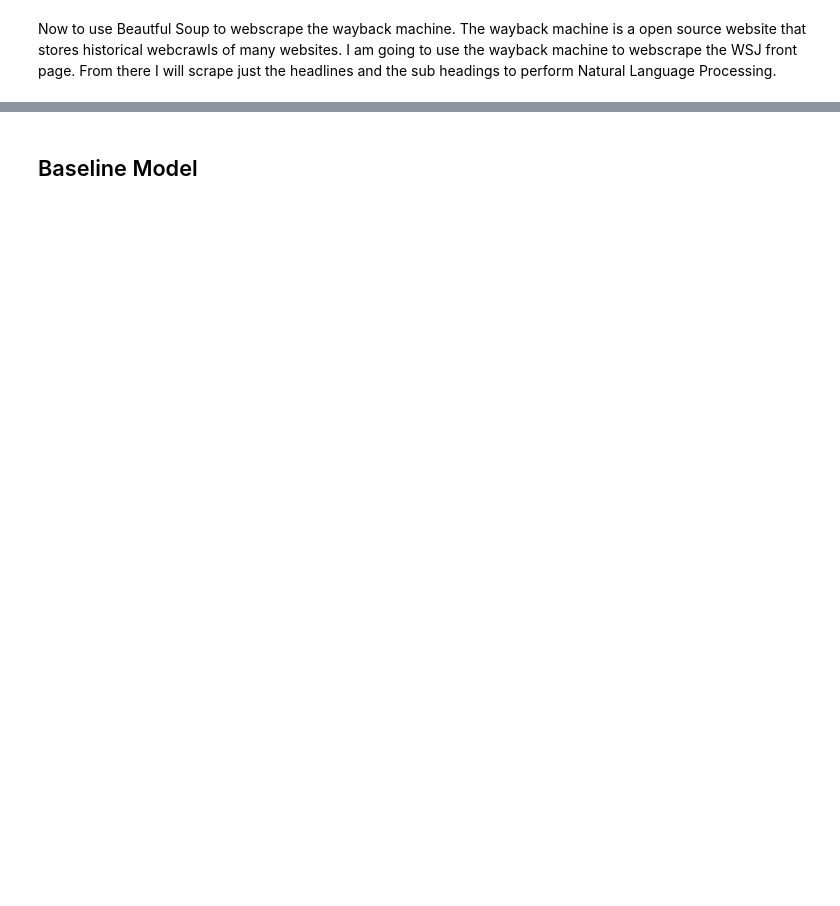
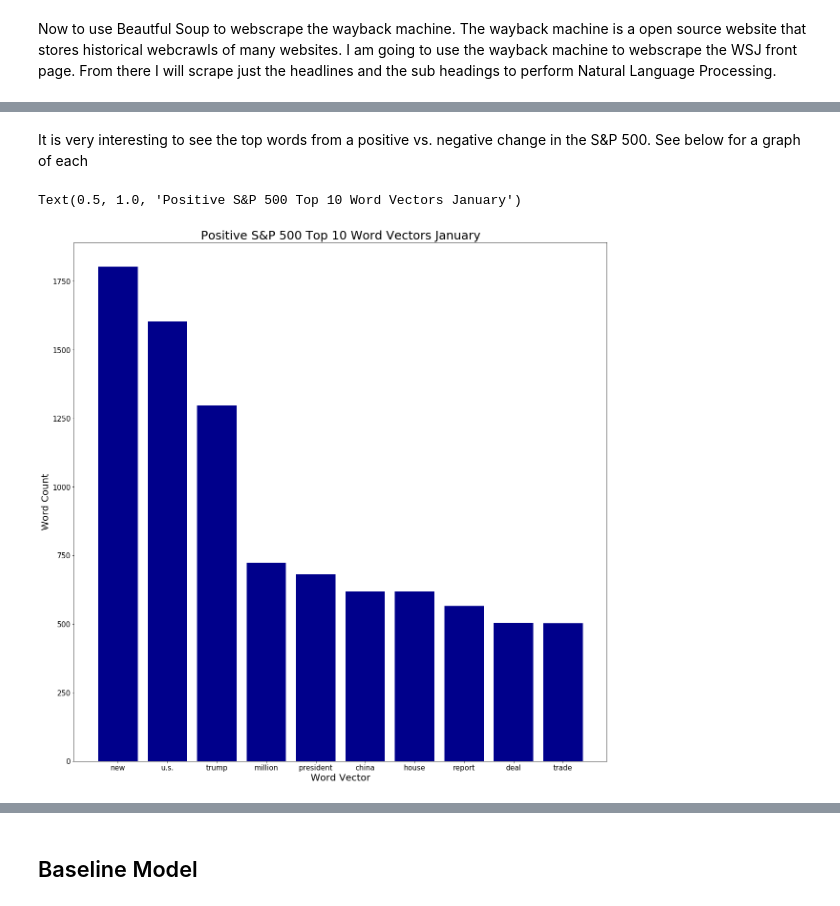
Before and after one commit to gabertooth/dsc-capstone-project-v2-online-ds-pt-021119, a Jupyter notebook: CapStone_PythonBook.ipynb, the cells around one changed output, grey strips where cells are left out. Drawn from its saved outputs; the diff is of its cells as text; code cells hidden in the pictures; blank space fills up the shorter version.

```diff
--- a/CapStone_PythonBook.ipynb
+++ b/CapStone_PythonBook.ipynb
@@ -310,0 +713,14 @@ final
+# %%
+for x in stopwords_lowercase:
+    stopwords_list.append(x.capitalize())
+# %%
+tokenized_positive=positive['Text'].apply(nltk.word_tokenize)
+tokenized_negative=negative['Text'].apply(nltk.word_tokenize)
+# %%
+positive_tokens=[] #Use this to take out all of the stop words
+for x in tokenized_positive:
+    for y in x:
+        if y not in stopwords_list:
+            positive_tokens.append(y.lower())
+# %%
+FreqDist_positive=dict(FreqDist(positive_tokens).most_common(10))
@@ -310,0 +735,14 @@ final
+# %% [markdown]
+It is very interesting to see the top words from a positive vs. negative change in the S&P 500. See below for a graph of each
+# %%
+plt.figure(figsize=(20,20))
+plt.bar(x=FreqDist_positive.keys(),
+        height=FreqDist_positive.values(),
+        color='darkblue')
+plt.tick_params(labelsize=15)
+plt.xlabel('Word Vector',size=20)
+plt.ylabel('Word Count',size=20)
+plt.title('Positive S&P 500 Top 10 Word Vectors January', size=25)
+# %% [output]
+Text(0.5, 1.0, 'Positive S&P 500 Top 10 Word Vectors January')
+[figure, added]
```
Also changed, not shown: parts of 162 cells of this notebook, 25 other files.
